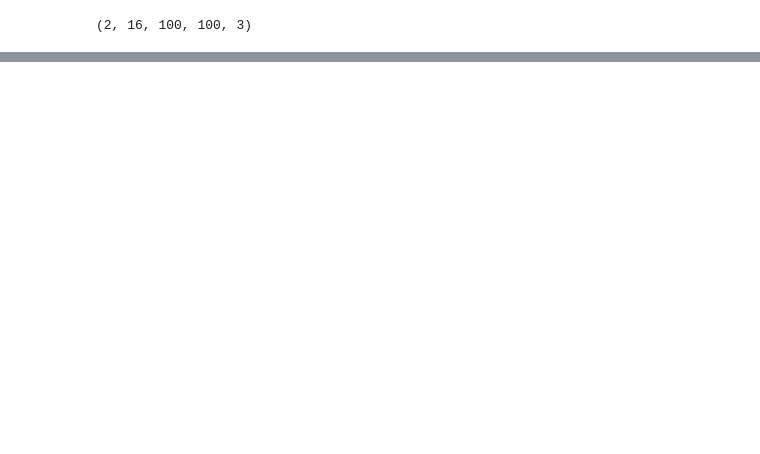
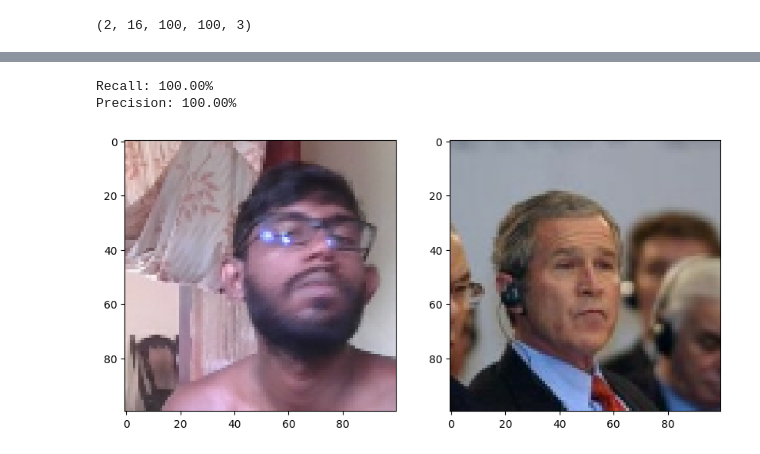
Before and after one commit to SBimsara/Facial_Verification, a Jupyter notebook: Facial_Verification_with_a_Siamese_Network.ipynb, the cells around one changed output, grey strips where cells are left out. Saved outputs shown, nothing was run; the diff lists cells and outputs as text; code cells hidden in the pictures; blank space fills up the shorter version.

```diff
--- a/Facial_Verification_with_a_Siamese_Network.ipynb
+++ b/Facial_Verification_with_a_Siamese_Network.ipynb
@@ -430,20 +441,31 @@ p.update_state(y_true, y_hat)
 # Return Recall Result
 r.result().numpy()
 p.result().numpy()
-print("{:.2%}".format(r))
-print("{:.2%}".format(p))
+
+# Get the computed recall and precision values
+recall_value = r.result().numpy()
+precision_value = p.result().numpy()
+
+# Print formatted results
+print("Recall: {:.2%}".format(recall_value))
+print("Precision: {:.2%}".format(precision_value))
+# %% [output]
+Recall: 100.00%
+Precision: 100.00%
 # %%
 # Set plot size
 plt.figure(figsize=(10,8))
 
 # Set first subplot
 plt.subplot(1,2,1)
-plt.imshow(test_input[0])
+plt.imshow(test_input[5])
 
 # Set second subplot
 plt.subplot(1,2,2)
-plt.imshow(test_val[0])
+plt.imshow(test_val[5])
 
 plt.show()
+# %% [output]
+[figure, added]
 # %%
 # Save weights
```
Also changed, not shown: parts of 13 cells of this notebook, 1 other file.
